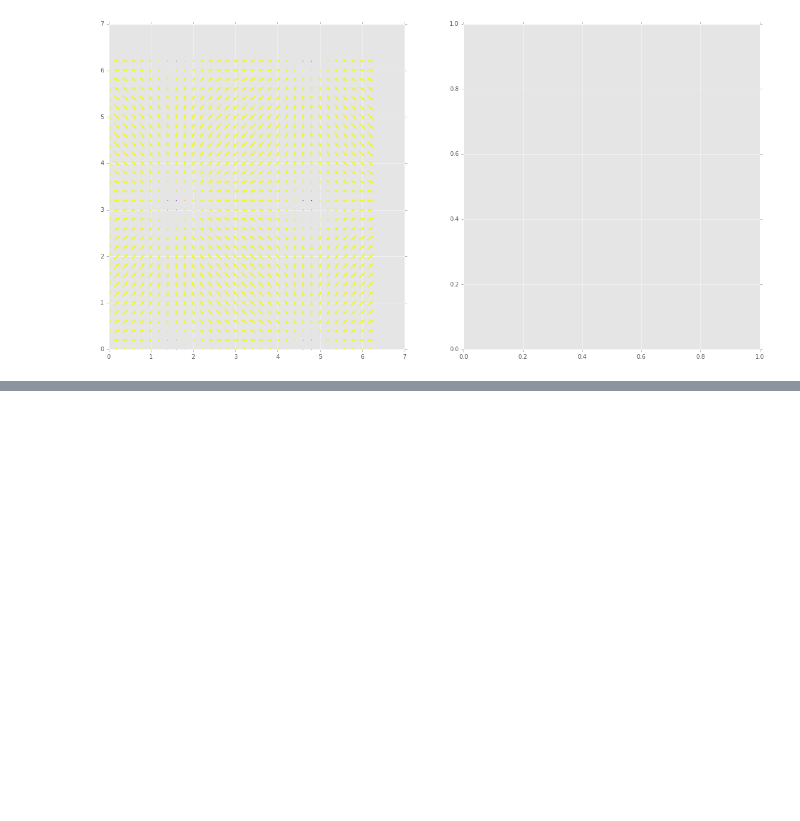
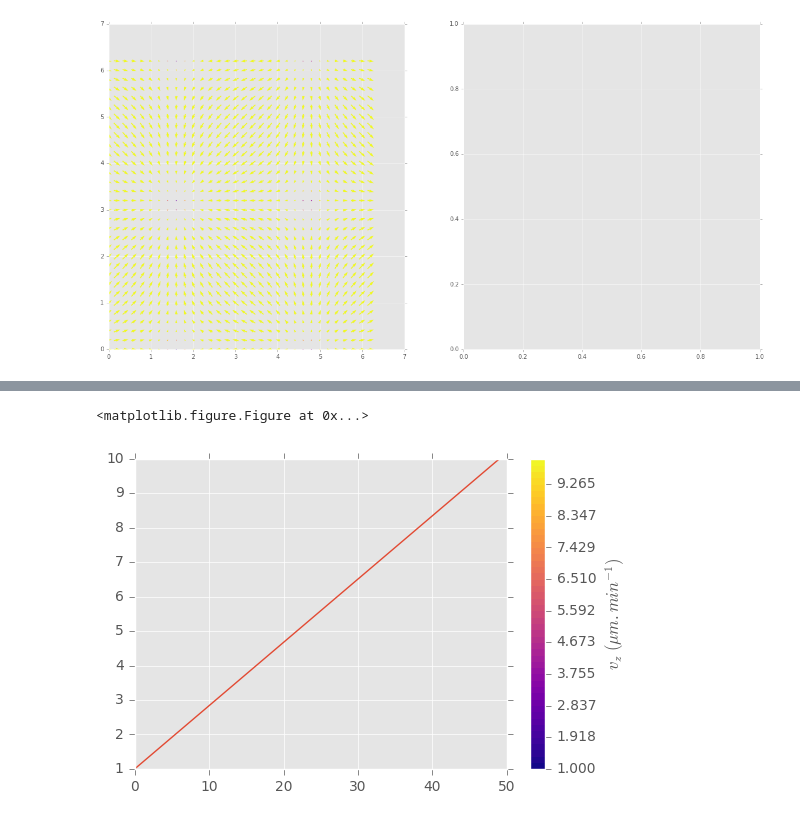
Before and after one commit to amichaut/track_analysis, a Jupyter notebook: codes/analyze_traj.ipynb, the cells around one changed output, grey strips where cells are left out. Saved outputs shown, nothing was run; the diff lists cells and outputs as text; code cells hidden in the pictures; blank space fills up the shorter version.

```diff
--- a/codes/analyze_traj.ipynb
+++ b/codes/analyze_traj.ipynb
@@ -121,0 +153,13 @@ Q = ax.quiver(X, Y, U, V, M,
+# %%
+Z = [[0,0],[0,0]]
+levels=linspace(1,10)
+CS3 = plt.contourf(Z, levels, cmap=cm.plasma,label='$v_z\ (\mu m.min^{-1})$')
+plt.clf()
+
+fig,ax=subplots(1,1)
+ax.plot(linspace(1,10))
+cb1=fig.colorbar(CS3)
+cb1.set_label(label='$v_z\ (\mu m.min^{-1})$')
+# %% [output]
+<matplotlib.figure.Figure at 0x...>
+[figure, added]
```
Also changed, not shown: parts of 2 cells of this notebook, 1 other file.
